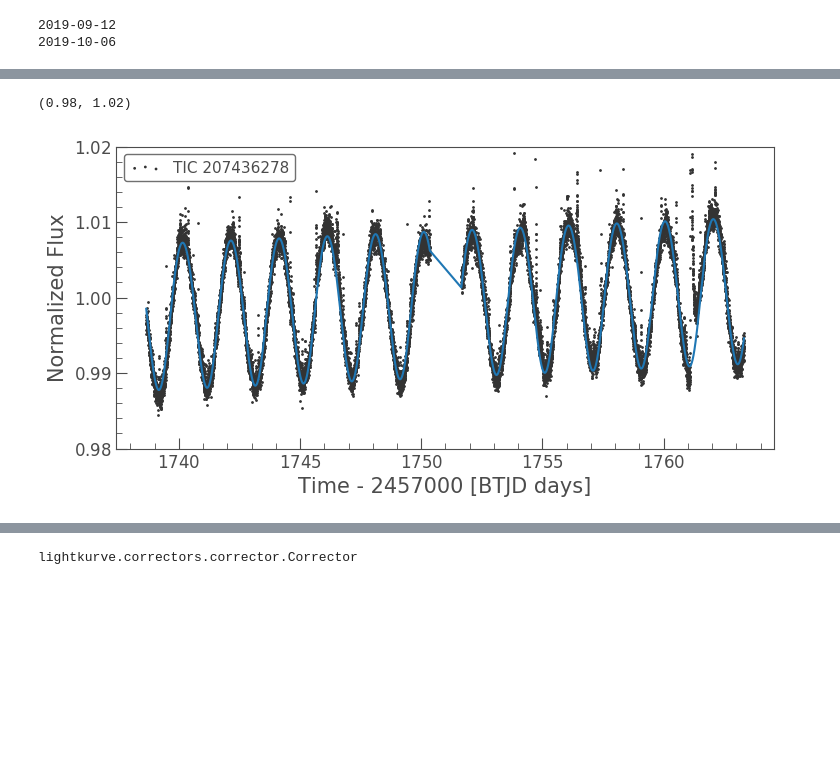
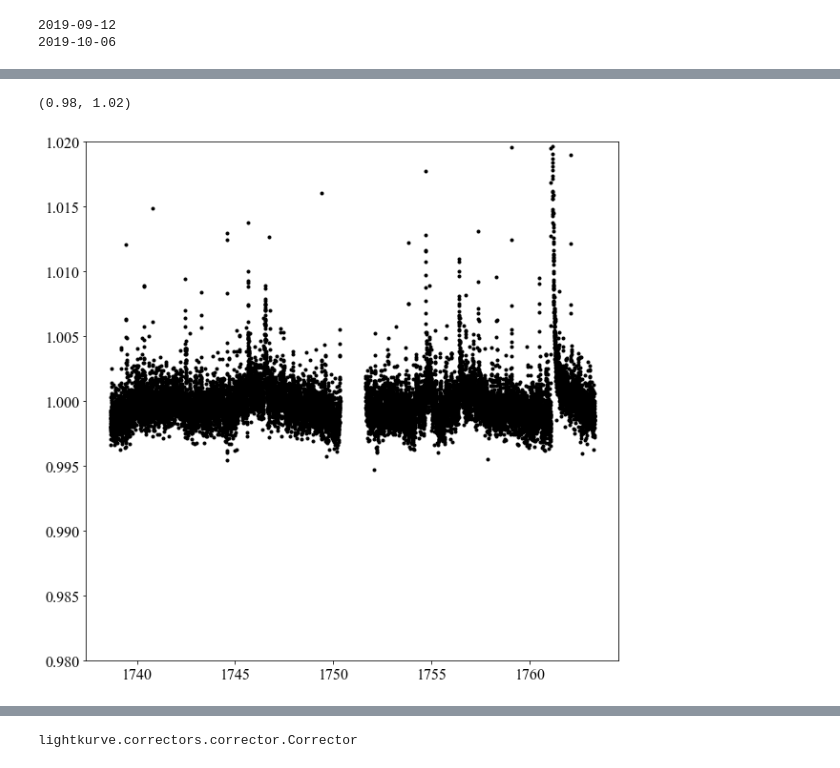
Before and after one commit to benjaminpope/mtv, a Jupyter notebook: notebooks/cr_dra.ipynb, the cells around one changed output, grey strips where cells are left out. Saved outputs shown, nothing was run; the diff lists cells and outputs as text; code cells hidden in the pictures; blank space fills up the shorter version.

```diff
--- a/notebooks/cr_dra.ipynb
+++ b/notebooks/cr_dra.ipynb
@@ -21,6 +21,7 @@ matplotlib.rcParams['figure.figsize']=(10.0,10.0)    #(6.0,4.0)
 matplotlib.rcParams['font.size']=16              #10
 matplotlib.rcParams['savefig.dpi']= 300             #72
 colours = mpl.rcParams['axes.prop_cycle'].by_key()['color']
+mpl.rcParams["font.family"] = "Times New Roman"
 # %% [output]
 Populating the interactive namespace from numpy and matplotlib
 # %%
@@ -203,7 +215,6 @@ plt.plot(lc_test.time,series,color=colours[0])
 # %%
-lc.scatter()
-plt.plot(lc.time,final,color=colours[0])
+plt.plot(lc.time,lc.flux-final+np.nanmedian(final),'.k')
 plt.ylim(0.98,1.02)
 # %% [output]
 (0.98, 1.02)
-[figure, old version]
+[figure, new version]
```
Also changed, not shown: parts of 27 cells of this notebook, 6 other files.
